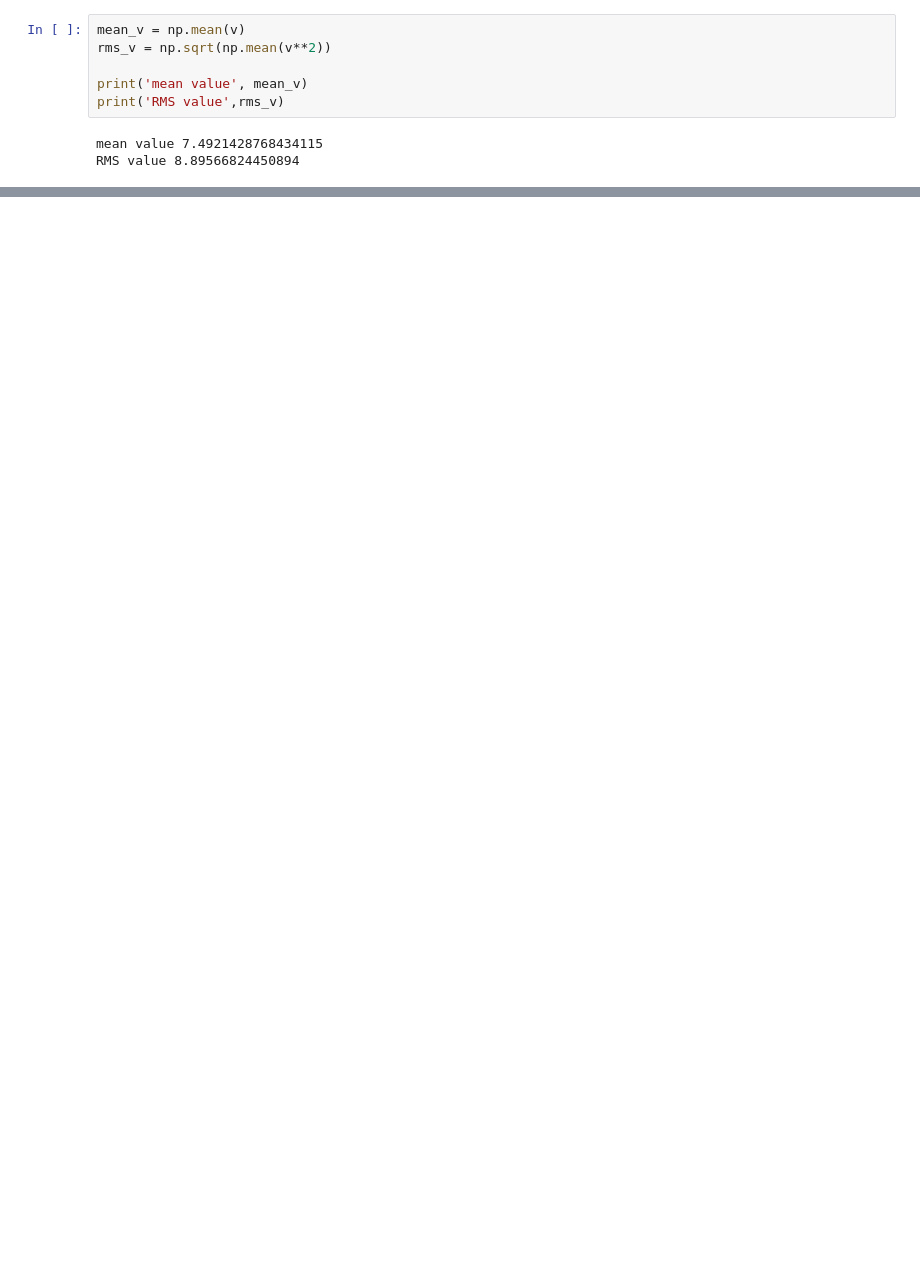
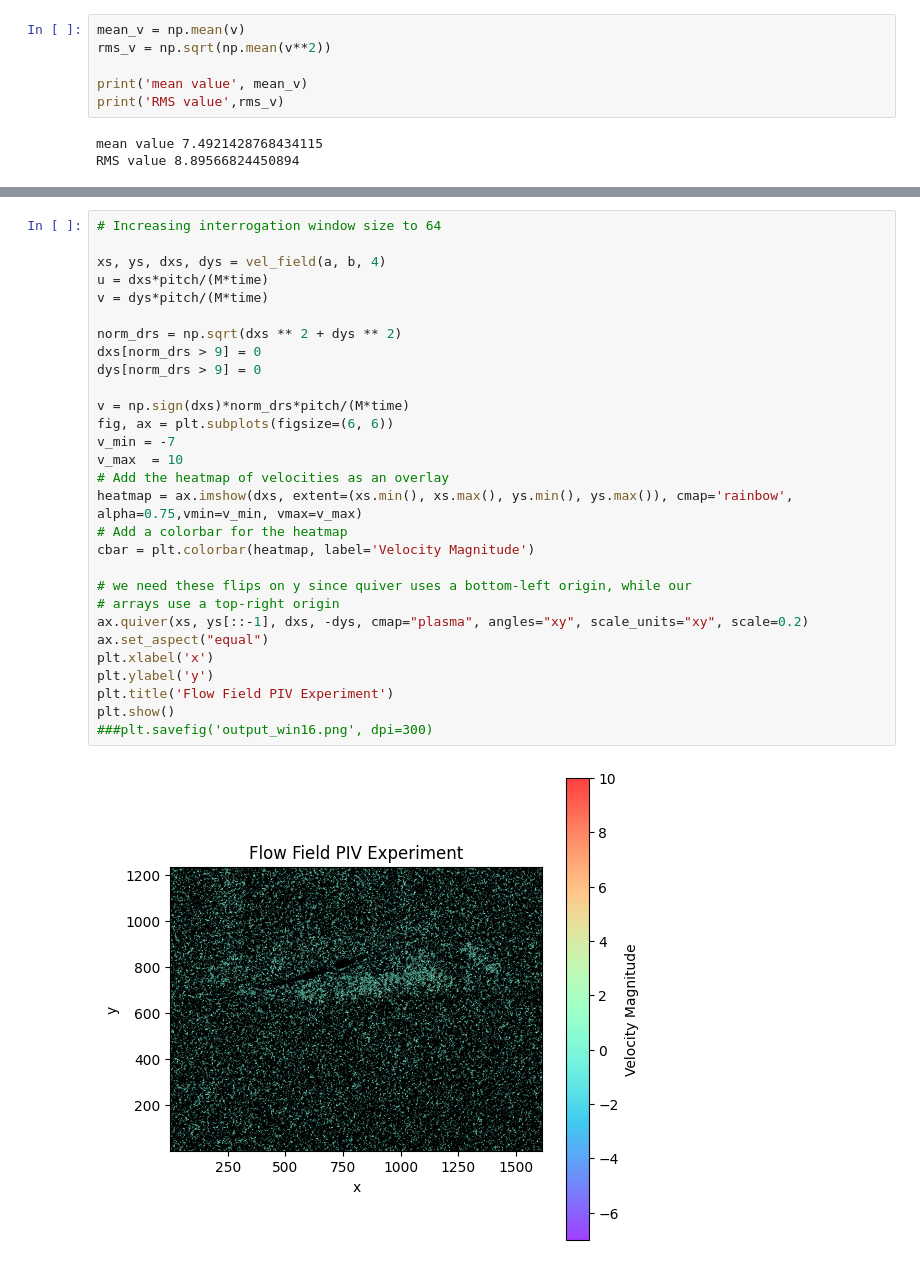
Before and after one commit to Psych17101/FMT-DataProcessing, a Jupyter notebook: PIV__PYTHON.ipynb, the cells around one changed output, grey strips where cells are left out. Drawn from its saved outputs; the diff is of its cells as text; blank space fills up the shorter version.

Commit message:
Analysis for Post Processing
Correlation window anaylse for our own piv code
Ensemble size evalutated
TD evaluated
Still need to do Correlation window analysis from PIV experimental data

```diff
--- a/PIV__PYTHON.ipynb
+++ b/PIV__PYTHON.ipynb
@@ -354,0 +404,31 @@ RMS value 8.89566824450894
+# %%
+# Increasing interrogation window size to 64
+
+xs, ys, dxs, dys = vel_field(a, b, 4)
+u = dxs*pitch/(M*time)
+v = dys*pitch/(M*time)
+
+norm_drs = np.sqrt(dxs ** 2 + dys ** 2)
+dxs[norm_drs > 9] = 0
+dys[norm_drs > 9] = 0
+
+v = np.sign(dxs)*norm_drs*pitch/(M*time)
+fig, ax = plt.subplots(figsize=(6, 6))
+v_min = -7
+v_max  = 10
+# Add the heatmap of velocities as an overlay
+heatmap = ax.imshow(dxs, extent=(xs.min(), xs.max(), ys.min(), ys.max()), cmap='rainbow', alpha=0.75,vmin=v_min, vmax=v_max)
+# Add a colorbar for the heatmap
+cbar = plt.colorbar(heatmap, label='Velocity Magnitude')
+
+# we need these flips on y since quiver uses a bottom-left origin, while our
+# arrays use a top-right origin
+ax.quiver(xs, ys[::-1], dxs, -dys, cmap="plasma", angles="xy", scale_units="xy", scale=0.2)
+ax.set_aspect("equal")
+plt.xlabel('x')
+plt.ylabel('y')
+plt.title('Flow Field PIV Experiment')
+plt.show()
+###plt.savefig('output_win16.png', dpi=300)
+# %% [output]
+[figure, added]
```
Also changed, not shown: parts of 25 cells of this notebook, 24 other files.
